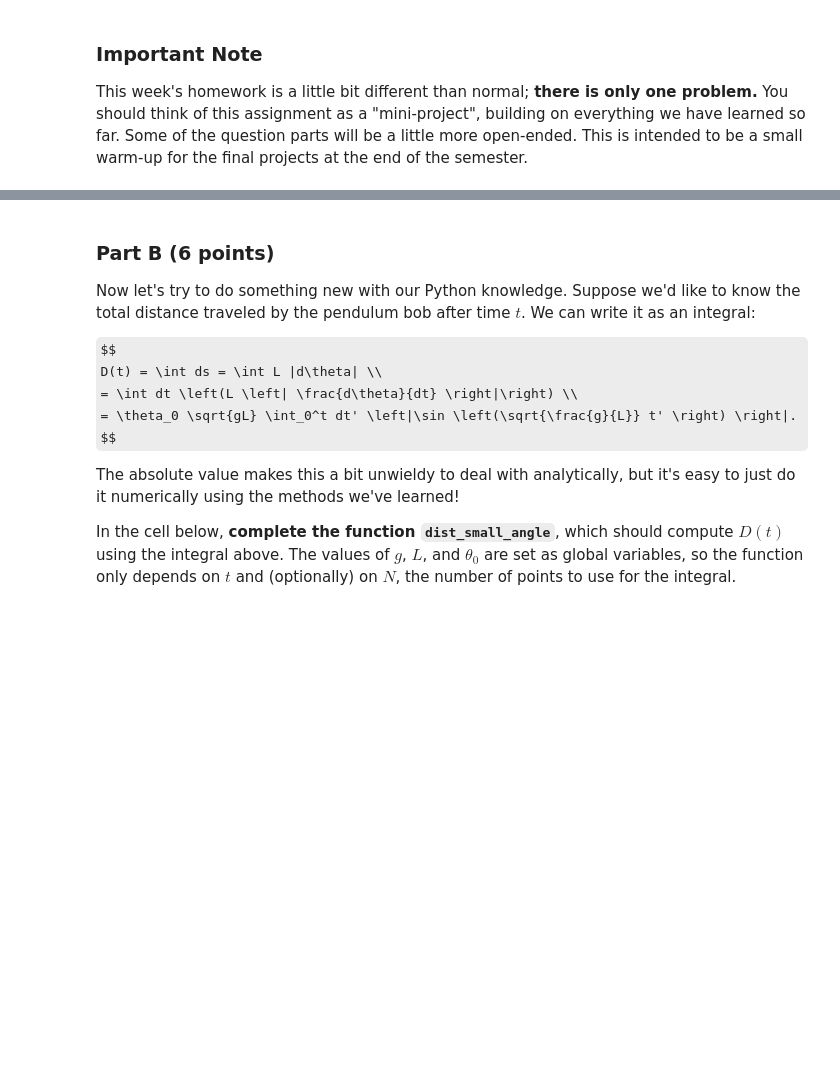
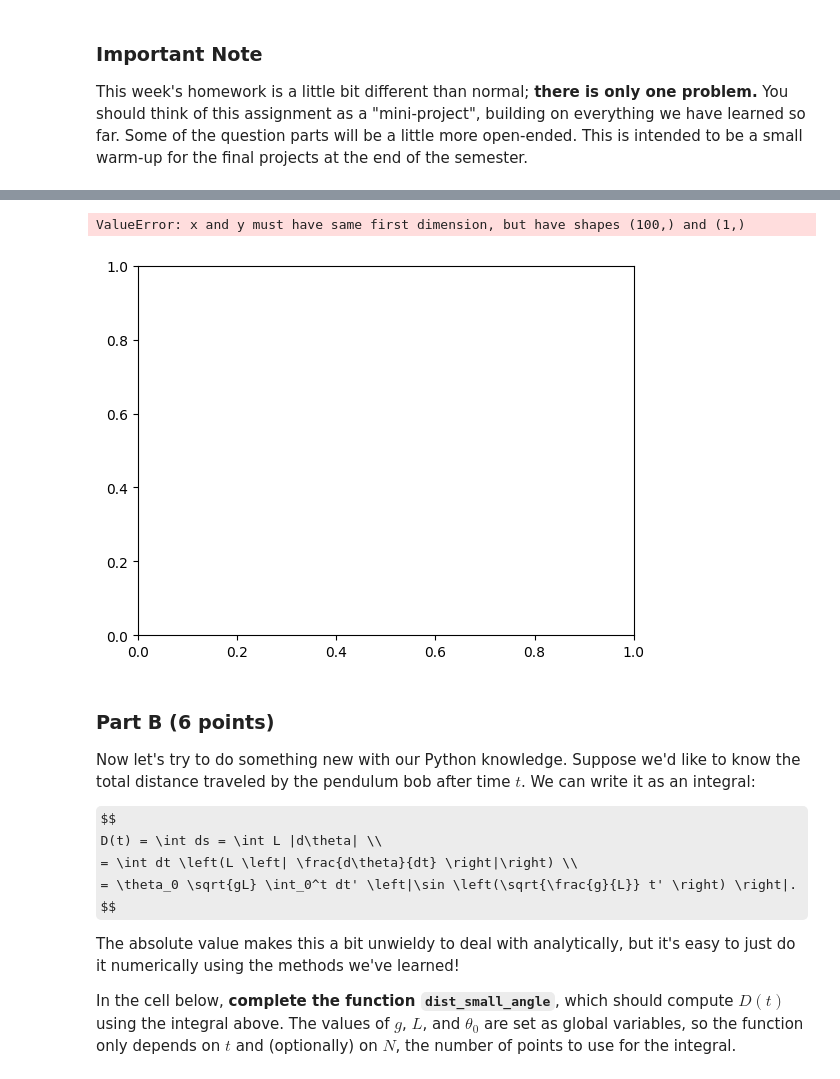
Before and after one commit to mohammeddevOG/PHYS2600, a Jupyter notebook: homework/hw04/hw04.ipynb, the cells around one changed output, grey strips where cells are left out. Cells and saved outputs as stored; diff of their text form; code cells hidden in the pictures; some formulas as TeX source; blank space fills up the shorter version.

```diff
--- a/homework/hw04/hw04.ipynb
+++ b/homework/hw04/hw04.ipynb
@@ -65,7 +65,12 @@ In the cell below, I've given you values for $g$, $L$, and $\theta_0$.  Using th
 # %%
 g = 9.8  # m/s^2
 L = 2.0  # m
 theta_0 = 10 * np.pi / 180  # 10 degrees
+t = np.linspace(0, 4, 100)
+plt.plot(t, theta_0);
+# %% [output]
+ValueError: x and y must have same first dimension, but have shapes (100,) and (1,)
+[figure, added]
 # %% [markdown]
 ### Part B (6 points)
 
```
Also changed, not shown: parts of 2 cells of this notebook.
